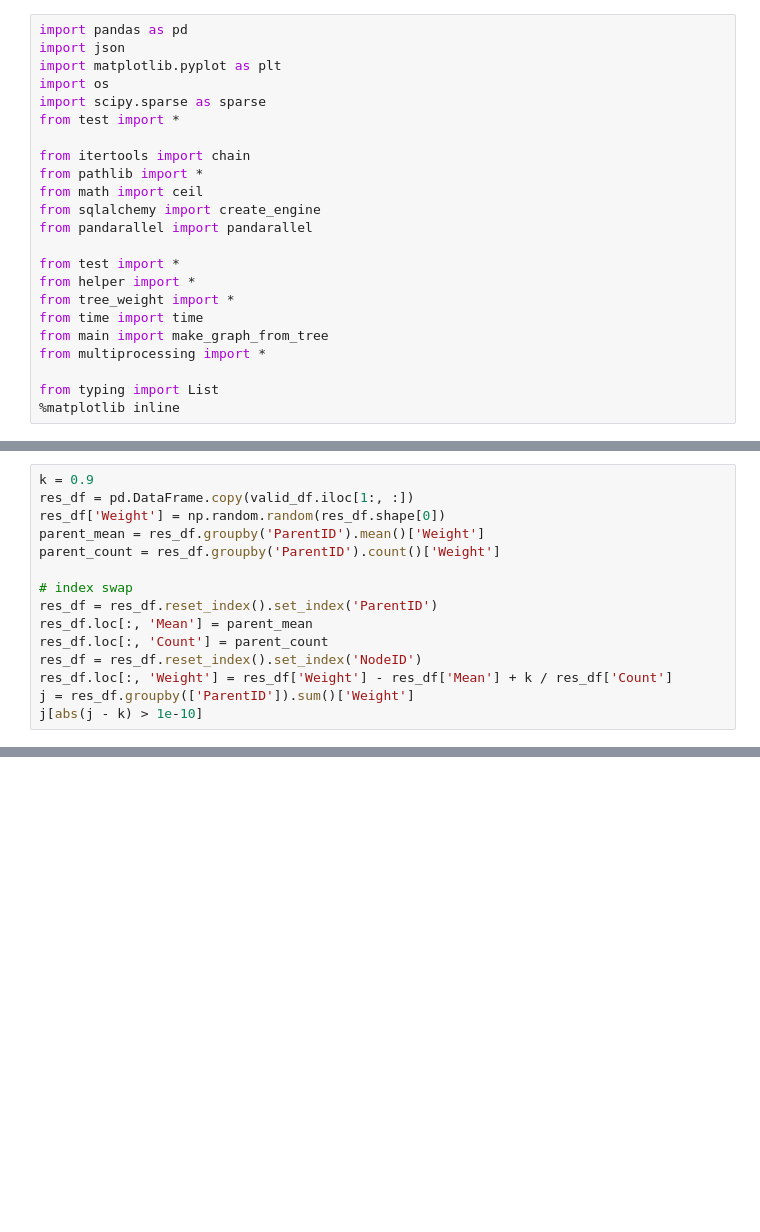
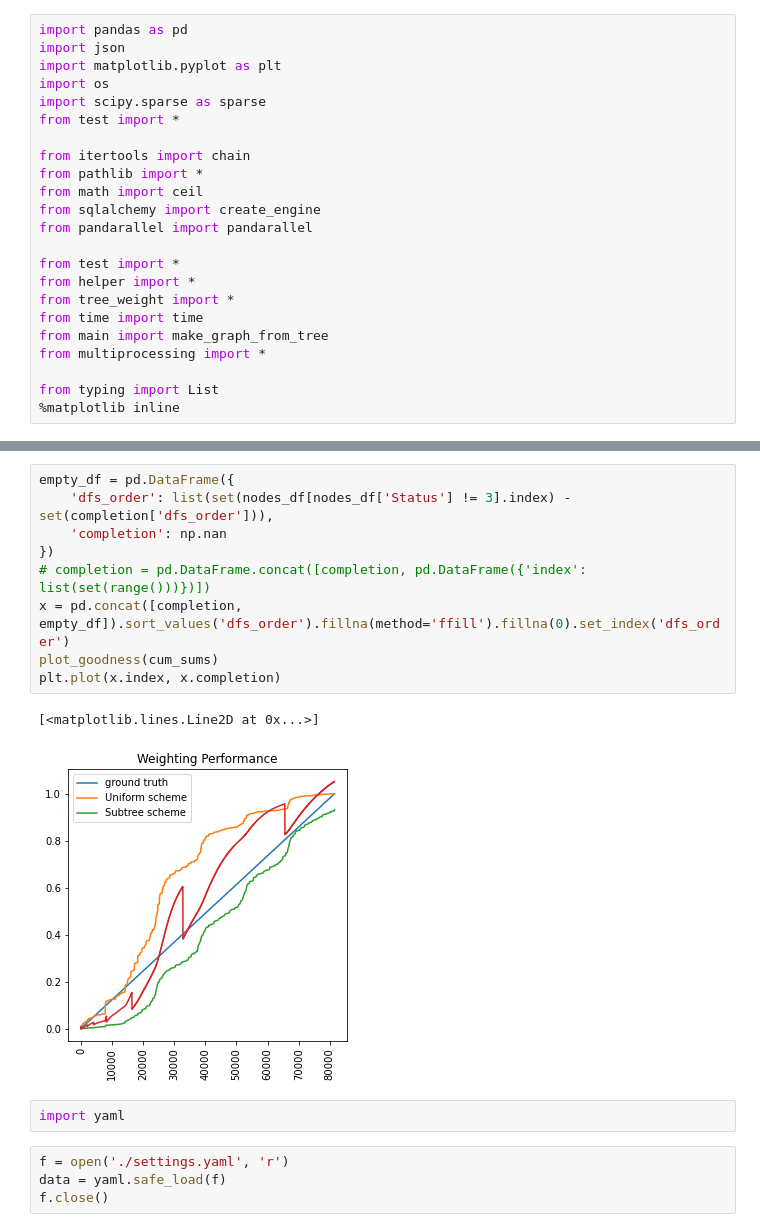
Before and after one commit to LongDangHoang/CPProgressEstimation, a Jupyter notebook: testground.ipynb, the cells around one changed output, grey strips where cells are left out. Drawn from its saved outputs; the diff is of its cells as text; blank space fills up the shorter version.

```diff
--- a/testground.ipynb
+++ b/testground.ipynb
@@ -103,15 +38,0 @@ orig = nodes_df['SubtreeSize']
-# %%
-k = 0.9
-res_df = pd.DataFrame.copy(valid_df.iloc[1:, :])
-res_df['Weight'] = np.random.random(res_df.shape[0])
-parent_mean = res_df.groupby('ParentID').mean()['Weight']
-parent_count = res_df.groupby('ParentID').count()['Weight']
-
-# index swap
-res_df = res_df.reset_index().set_index('ParentID')
-res_df.loc[:, 'Mean'] = parent_mean
-res_df.loc[:, 'Count'] = parent_count
-res_df = res_df.reset_index().set_index('NodeID')
-res_df.loc[:, 'Weight'] = res_df['Weight'] - res_df['Mean'] + k / res_df['Count']
-j = res_df.groupby(['ParentID']).sum()['Weight']
-j[abs(j - k) > 1e-10]
@@ -135,0 +131,18 @@ print(info_df.shape)
+# %%
+empty_df = pd.DataFrame({
+    'dfs_order': list(set(nodes_df[nodes_df['Status'] != 3].index) - set(completion['dfs_order'])),
+    'completion': np.nan
+})
+# completion = pd.DataFrame.concat([completion, pd.DataFrame({'index': list(set(range()))})])
+x = pd.concat([completion, empty_df]).sort_values('dfs_order').fillna(method='ffill').fillna(0).set_index('dfs_order')
+plot_goodness(cum_sums)
+plt.plot(x.index, x.completion)
+# %% [output]
+[<matplotlib.lines.Line2D at 0x...>]
+[figure, added]
+# %%
+import yaml
+# %%
+f = open('./settings.yaml', 'r')
+data = yaml.safe_load(f)
+f.close()
```
Also changed, not shown: parts of 18 cells of this notebook, 5 other files.
